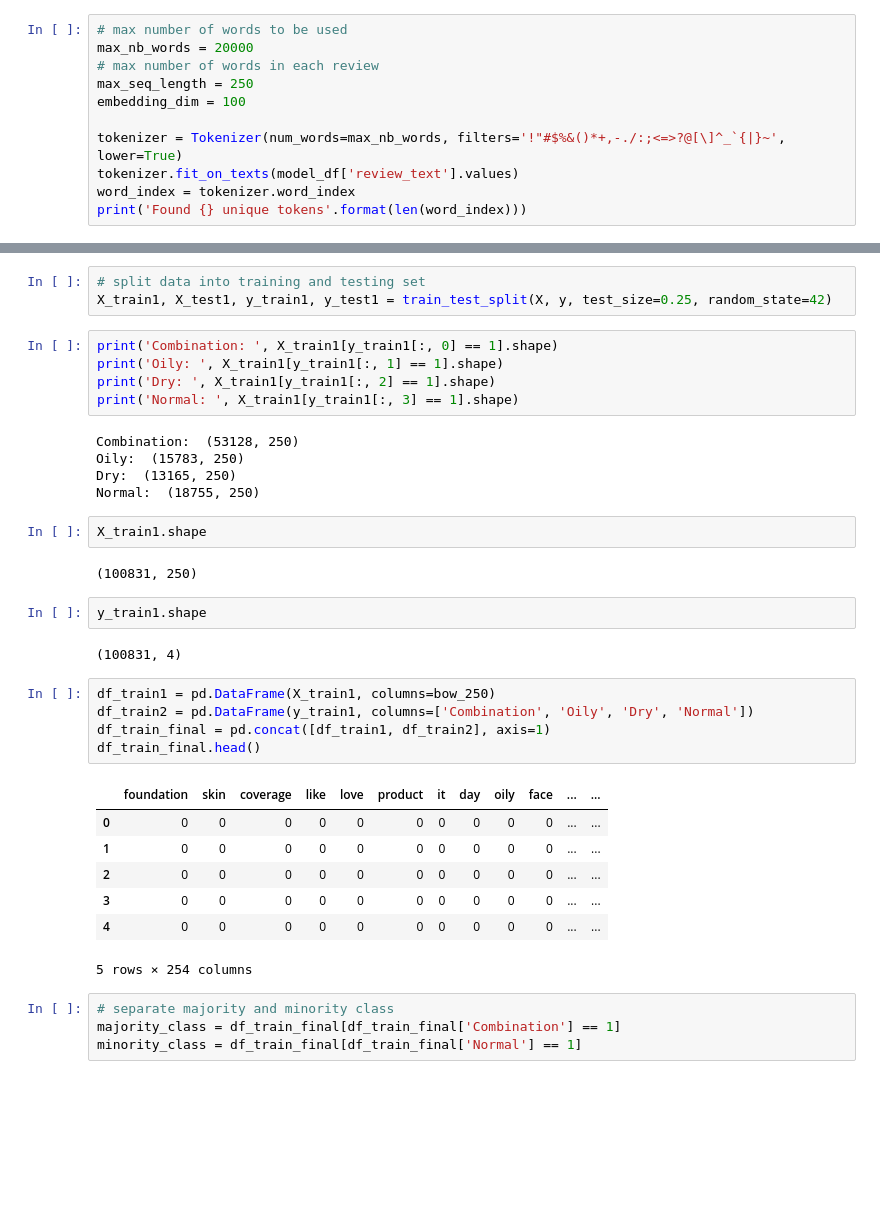
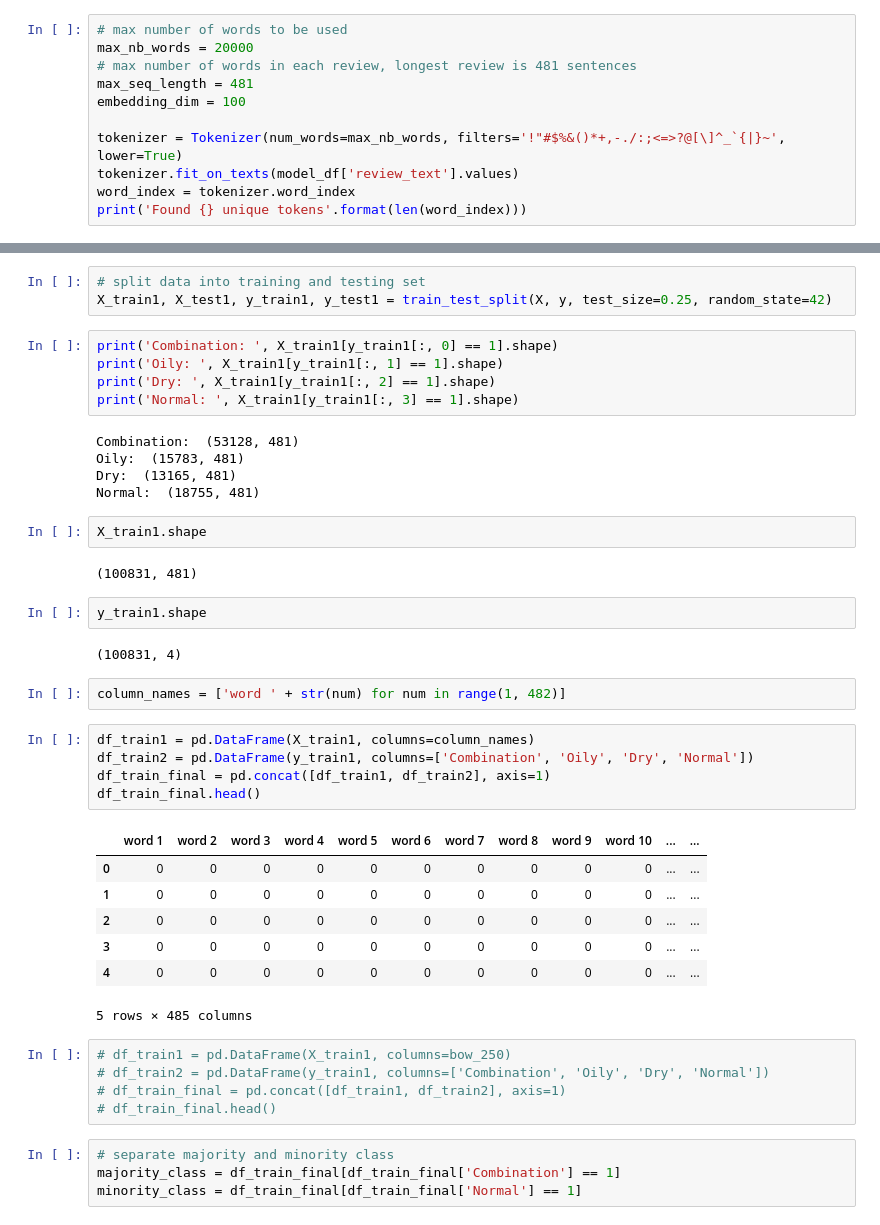
Before and after one commit to nicleong27/Beauty_Reviews, a Jupyter notebook: LSTM_Model.ipynb, the cells around one changed output, grey strips where cells are left out. Drawn from its saved outputs; the diff is of its cells as text; blank space fills up the shorter version.

```diff
--- a/LSTM_Model.ipynb
+++ b/LSTM_Model.ipynb
@@ -87,8 +96,8 @@ Name: skin_type, dtype: int64
 # %%
 # max number of words to be used
 max_nb_words = 20000
-# max number of words in each review
-max_seq_length = 250
+# max number of words in each review, longest review is 481 sentences
+max_seq_length = 481
 embedding_dim = 100
 
 tokenizer = Tokenizer(num_words=max_nb_words, filters='!"#$%&()*+,-./:;<=>?@[\]^_`{|}~', lower=True)
@@ -121,31 +134,38 @@ print('Oily: ', X_train1[y_train1[:, 1] == 1].shape)
 print('Dry: ', X_train1[y_train1[:, 2] == 1].shape)
 print('Normal: ', X_train1[y_train1[:, 3] == 1].shape)
 # %% [output]
-Combination:  (53128, 250)
-Oily:  (15783, 250)
-Dry:  (13165, 250)
-Normal:  (18755, 250)
+Combination:  (53128, 481)
+Oily:  (15783, 481)
+Dry:  (13165, 481)
+Normal:  (18755, 481)
 # %%
 X_train1.shape
 # %% [output]
-(100831, 250)
+(100831, 481)
 # %%
 y_train1.shape
 # %% [output]
 (100831, 4)
+# %%
+column_names = ['word ' + str(num) for num in range(1, 482)]
 # %%
-df_train1 = pd.DataFrame(X_train1, columns=bow_250)
+df_train1 = pd.DataFrame(X_train1, columns=column_names)
 df_train2 = pd.DataFrame(y_train1, columns=['Combination', 'Oily', 'Dry', 'Normal'])
 df_train_final = pd.concat([df_train1, df_train2], axis=1)
 df_train_final.head()
 # %% [output]
-|  | foundation | skin | coverage | like | love | product | it | day | oily | face | ... | ... |
+|  | word 1 | word 2 | word 3 | word 4 | word 5 | word 6 | word 7 | word 8 | word 9 | word 10 | ... | ... |
 | 0 | 0 | 0 | 0 | 0 | 0 | 0 | 0 | 0 | 0 | 0 | ... | ... |
 | 1 | 0 | 0 | 0 | 0 | 0 | 0 | 0 | 0 | 0 | 0 | ... | ... |
 | 2 | 0 | 0 | 0 | 0 | 0 | 0 | 0 | 0 | 0 | 0 | ... | ... |
 | 3 | 0 | 0 | 0 | 0 | 0 | 0 | 0 | 0 | 0 | 0 | ... | ... |
 | 4 | 0 | 0 | 0 | 0 | 0 | 0 | 0 | 0 | 0 | 0 | ... | ... |
-5 rows × 254 columns
+5 rows × 485 columns
+# %%
+# df_train1 = pd.DataFrame(X_train1, columns=bow_250)
+# df_train2 = pd.DataFrame(y_train1, columns=['Combination', 'Oily', 'Dry', 'Normal'])
+# df_train_final = pd.concat([df_train1, df_train2], axis=1)
+# df_train_final.head()
 # %%
 # separate majority and minority class
 majority_class = df_train_final[df_train_final['Combination'] == 1]
```
Also changed, not shown: parts of 23 cells of this notebook.
